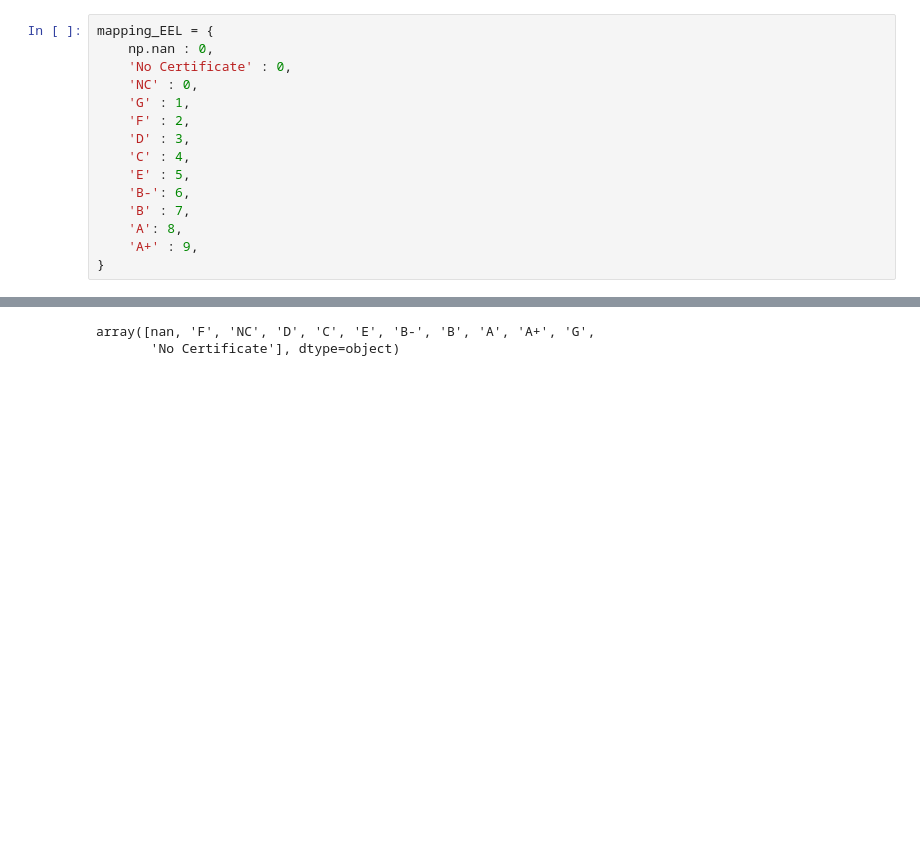
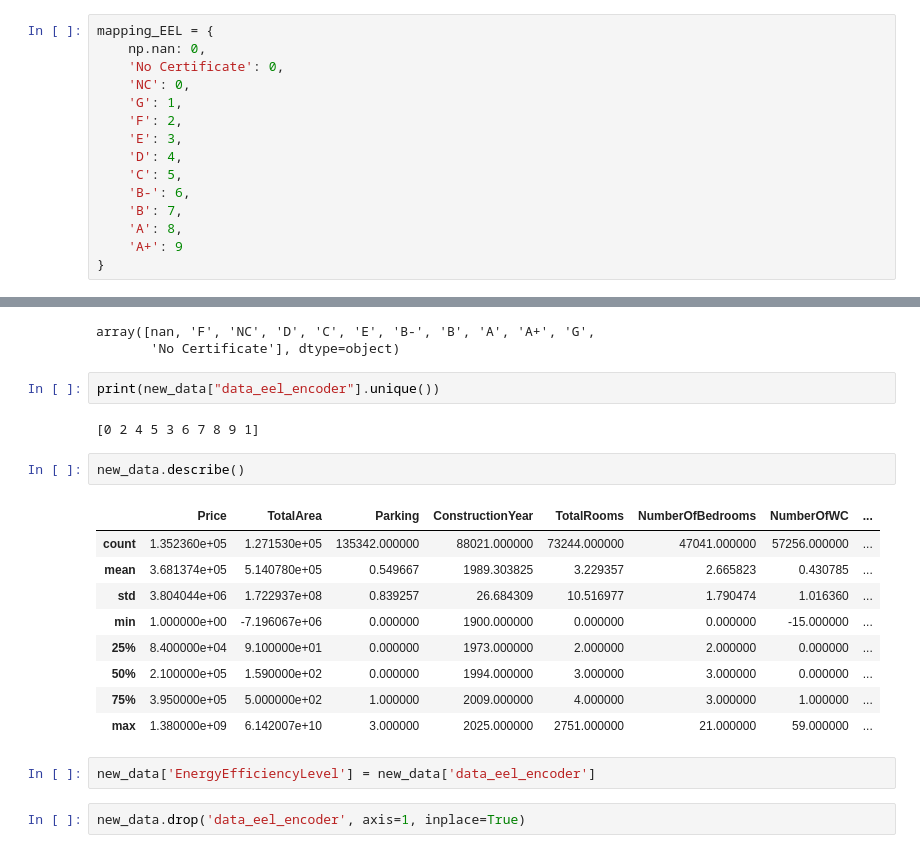
Before and after one commit to Mankz111/machine-learning-playground, a Jupyter notebook: model_train.ipynb, the cells around one changed output, grey strips where cells are left out. Saved outputs shown, nothing was run; the diff lists cells and outputs as text; blank space fills up the shorter version.

Commit message:
fixed some data

```diff
--- a/model_train.ipynb
+++ b/model_train.ipynb
@@ -142,18 +142,18 @@ array([nan, 'F', 'NC', 'D', 'C', 'E', 'B-', 'B', 'A', 'A+', 'G',
        'No Certificate'], dtype=object)
 # %%
 mapping_EEL = {
-    np.nan : 0,
-    'No Certificate' : 0,
-    'NC' : 0,
-    'G' : 1,
-    'F' : 2,
-    'D' : 3,
-    'C' : 4,
-    'E' : 5,
+    np.nan: 0,
+    'No Certificate': 0,
+    'NC': 0,
+    'G': 1,
+    'F': 2,
+    'E': 3,
+    'D': 4,
+    'C': 5,
     'B-': 6,
-    'B' : 7,
+    'B': 7,
     'A': 8,
-    'A+' : 9,
+    'A+': 9
 }
 # %%
 data_eel = new_data["EnergyEfficiencyLevel"]
@@ -168,3 +168,23 @@ new_data["EnergyEfficiencyLevel"].unique()
 # %% [output]
 array([nan, 'F', 'NC', 'D', 'C', 'E', 'B-', 'B', 'A', 'A+', 'G',
        'No Certificate'], dtype=object)
+# %%
+print(new_data["data_eel_encoder"].unique())
+# %% [output]
+[0 2 4 5 3 6 7 8 9 1]
+# %%
+new_data.describe()
+# %% [output]
+|  | Price | TotalArea | Parking | ConstructionYear | TotalRooms | NumberOfBedrooms | NumberOfWC | ... |
+| count | 1.352360e+05 | 1.271530e+05 | 135342.000000 | 88021.000000 | 73244.000000 | 47041.000000 | 57256.000000 | ... |
+| mean | 3.681374e+05 | 5.140780e+05 | 0.549667 | 1989.303825 | 3.229357 | 2.665823 | 0.430785 | ... |
+| std | 3.804044e+06 | 1.722937e+08 | 0.839257 | 26.684309 | 10.516977 | 1.790474 | 1.016360 | ... |
+| min | 1.000000e+00 | -7.196067e+06 | 0.000000 | 1900.000000 | 0.000000 | 0.000000 | -15.000000 | ... |
+| 25% | 8.400000e+04 | 9.100000e+01 | 0.000000 | 1973.000000 | 2.000000 | 2.000000 | 0.000000 | ... |
+| 50% | 2.100000e+05 | 1.590000e+02 | 0.000000 | 1994.000000 | 3.000000 | 3.000000 | 0.000000 | ... |
+| 75% | 3.950000e+05 | 5.000000e+02 | 1.000000 | 2009.000000 | 4.000000 | 3.000000 | 1.000000 | ... |
+| max | 1.380000e+09 | 6.142007e+10 | 3.000000 | 2025.000000 | 2751.000000 | 21.000000 | 59.000000 | ... |
+# %%
+new_data['EnergyEfficiencyLevel'] = new_data['data_eel_encoder']
+# %%
+new_data.drop('data_eel_encoder', axis=1, inplace=True)
```
Also changed, not shown: parts of 6 cells of this notebook.
